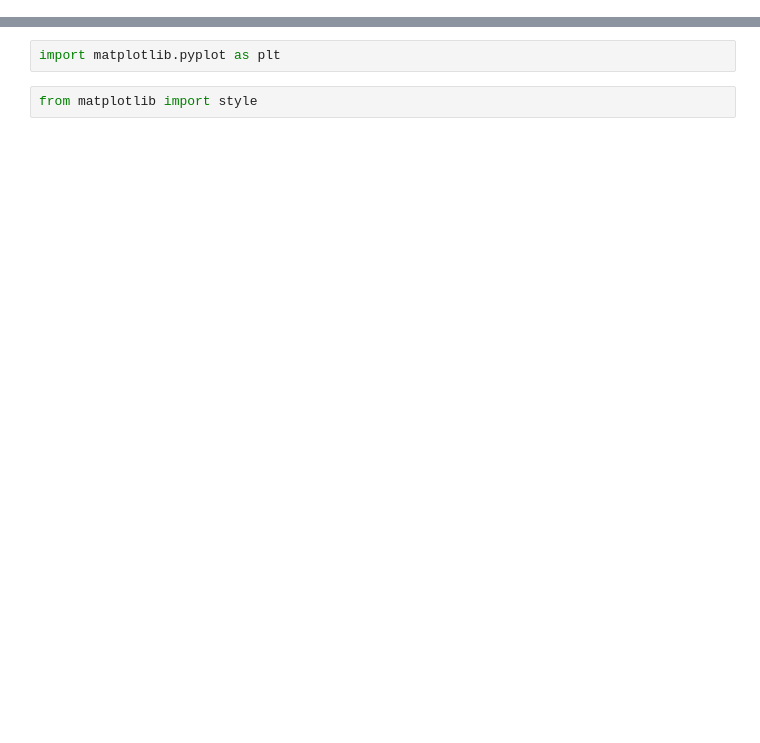
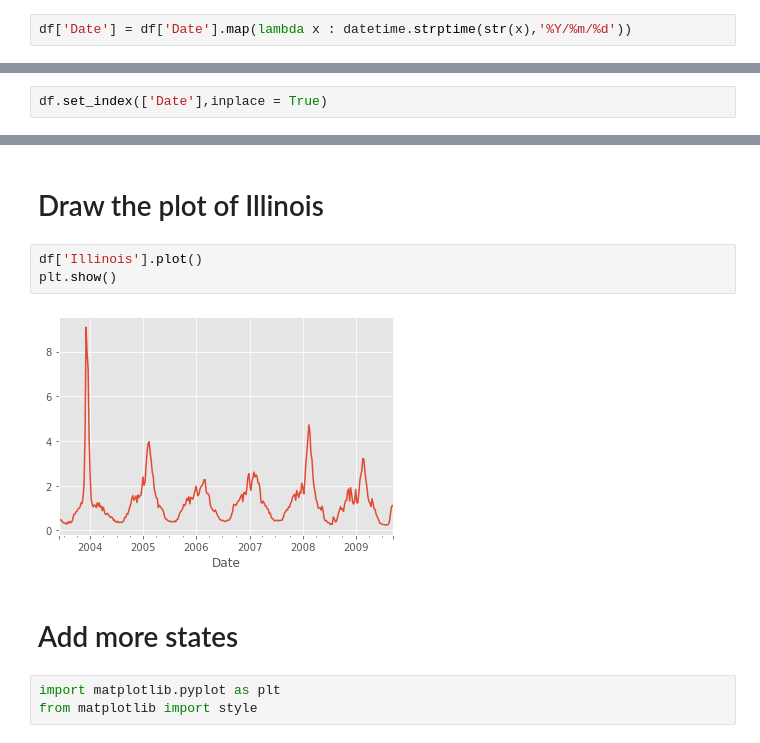
Before and after one commit to Stella-learning/Coursera_Capstone, a Jupyter notebook: Google Flu Trends.ipynb, the cells around one changed output, grey strips where cells are left out. Drawn from its saved outputs; the diff is of its cells as text; blank space fills up the shorter version.

```diff
--- a/Google Flu Trends.ipynb
+++ b/Google Flu Trends.ipynb
@@ -2,0 +32,2 @@
+# %%
+df['Date'] = df['Date'].map(lambda x : datetime.strptime(str(x),'%Y/%m/%d'))
@@ -2,0 +46,2 @@
+# %%
+df.set_index(['Date'],inplace = True)
@@ -3,4 +59,12 @@
+# %% [markdown]
+# Draw the plot of Illinois
+# %%
+df['Illinois'].plot()
+plt.show()
+# %% [output]
+[figure, added]
+# %% [markdown]
+# Add more states
 # %%
 import matplotlib.pyplot as plt
+from matplotlib import style
-# %%
-from matplotlib import style
```
Also changed, not shown: parts of 21 cells of this notebook.
